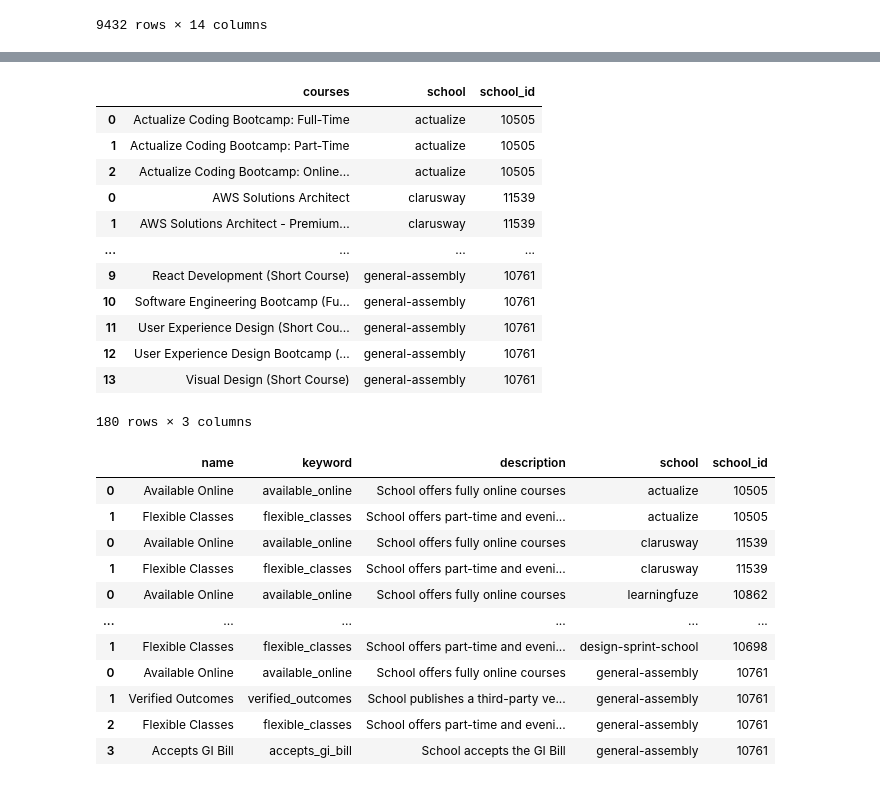
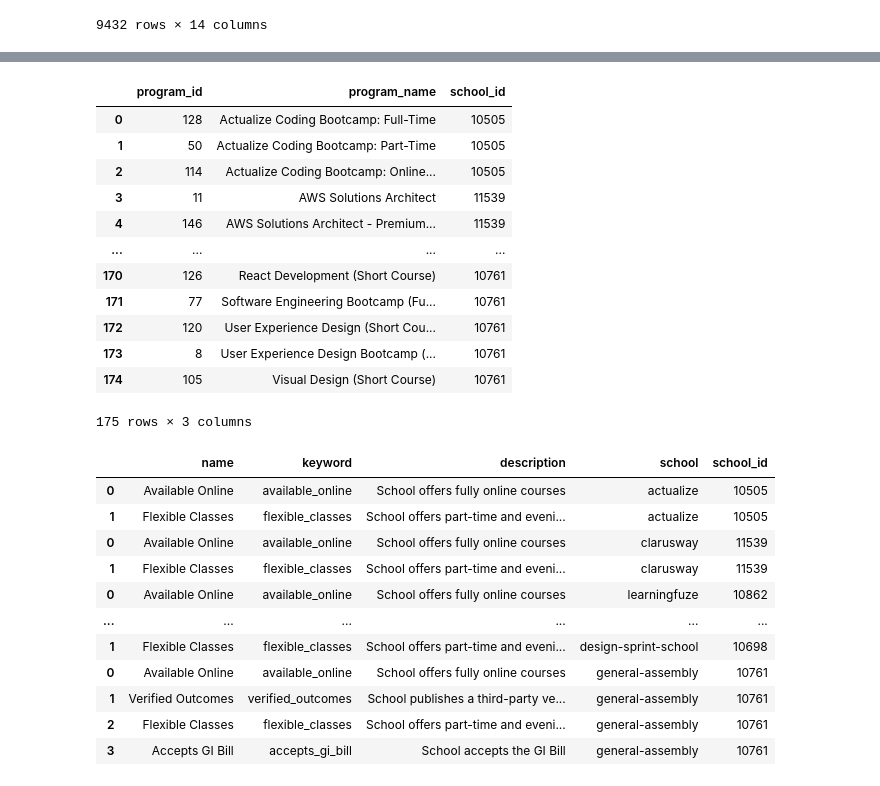
Before and after one commit to JasperTielmann/projekt-week-4, a Jupyter notebook: sql_project.ipynb, the cells around one changed output, grey strips where cells are left out. Saved outputs shown, nothing was run; the diff lists cells and outputs as text; code cells hidden in the pictures.

```diff
--- a/sql_project.ipynb
+++ b/sql_project.ipynb
@@ -192,23 +192,29 @@ locations
 | 1 | 16372 | Online | NaN | NaN | NaN | 1.0 | Online | Online | ... |
 | 2 | 16961 | London, UK | 11.0 | United Kingdom | GB | NaN | NaN | NaN | ... |
 | 3 | 17033 | Toronto, Canada | 2.0 | Canada | CA | 66.0 | Ontario | ON | ... |
-# %%
-courses = pd.concat(courses_list)
-display(courses)
-# %% [output]
-|  | courses | school | school_id |
-| 0 | Actualize Coding Bootcamp: Full-Time | actualize | 10505 |
-| 1 | Actualize Coding Bootcamp: Part-Time | actualize | 10505 |
-| 2 | Actualize Coding Bootcamp: Online... | actualize | 10505 |
-| 0 | AWS Solutions Architect | clarusway | 11539 |
-| 1 | AWS Solutions Architect - Premium... | clarusway | 11539 |
-| ... | ... | ... | ... |
-| 9 | React Development (Short Course) | general-assembly | 10761 |
-| 10 | Software Engineering Bootcamp (Fu... | general-assembly | 10761 |
-| 11 | User Experience Design (Short Cou... | general-assembly | 10761 |
-| 12 | User Experience Design Bootcamp (... | general-assembly | 10761 |
-| 13 | Visual Design (Short Course) | general-assembly | 10761 |
-180 rows × 3 columns
+# %%
+import numpy as np
+courses = pd.concat(courses_list)
+courses.drop("school", axis=1, inplace=True)
+courses.drop_duplicates(subset="courses", inplace=True)
+random_ids = np.random.permutation(len(courses))
+courses["program_id"]= random_ids
+courses.columns = ["program_name", "school_id", "program_id"]
+courses.set_index("program_id").reset_index()
+# %% [output]
+|  | program_id | program_name | school_id |
+| 0 | 128 | Actualize Coding Bootcamp: Full-Time | 10505 |
+| 1 | 50 | Actualize Coding Bootcamp: Part-Time | 10505 |
+| 2 | 114 | Actualize Coding Bootcamp: Online... | 10505 |
+| 3 | 11 | AWS Solutions Architect | 11539 |
+| 4 | 146 | AWS Solutions Architect - Premium... | 11539 |
+| ... | ... | ... | ... |
+| 170 | 126 | React Development (Short Course) | 10761 |
+| 171 | 77 | Software Engineering Bootcamp (Fu... | 10761 |
+| 172 | 120 | User Experience Design (Short Cou... | 10761 |
+| 173 | 8 | User Experience Design Bootcamp (... | 10761 |
+| 174 | 105 | Visual Design (Short Course) | 10761 |
+175 rows × 3 columns
 # %%
 badges = pd.concat(badges_list)
 badges["description"] = badges["description"].apply(remove_tags)
```
Also changed, not shown: parts of 13 cells of this notebook, 2 other files.
